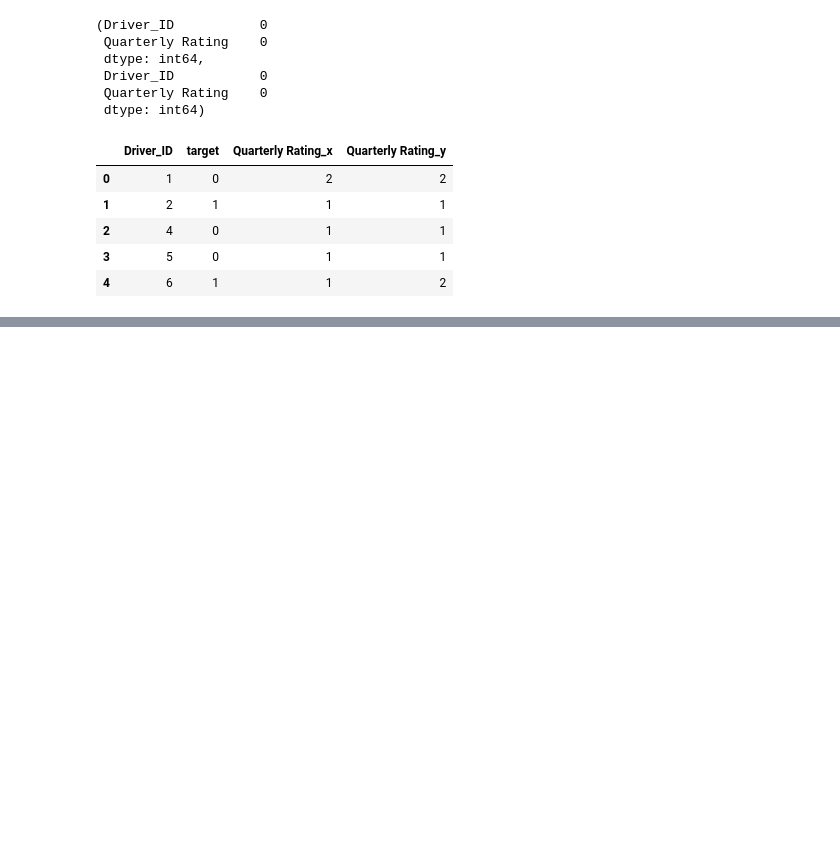
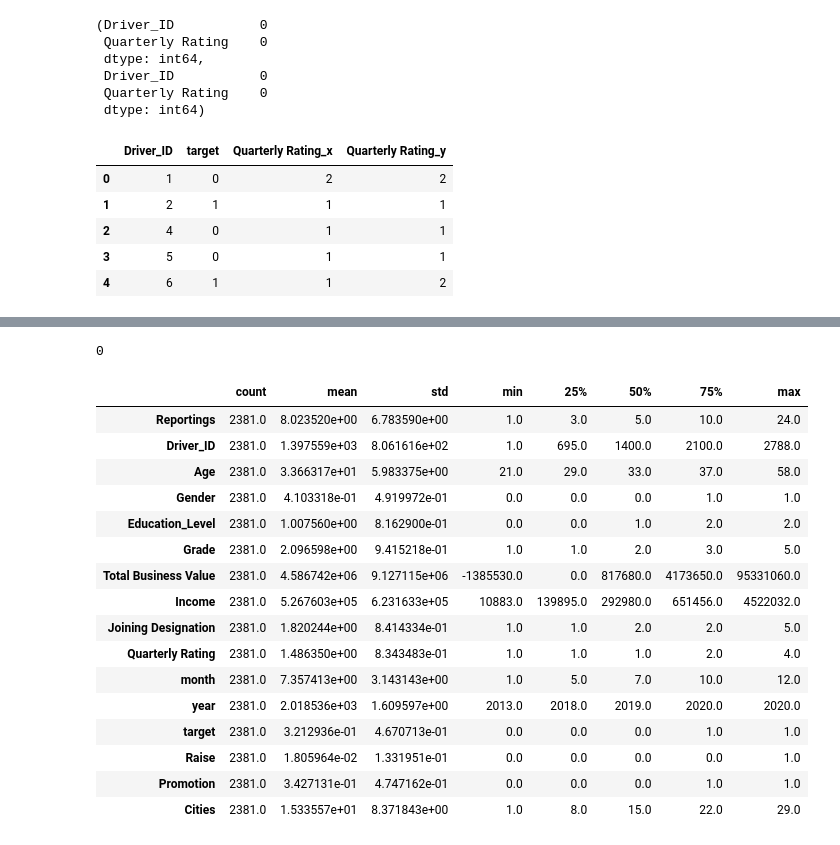
Before and after one commit to sr606/Machine_Learning_CaseStudies, a Jupyter notebook: OLA_Ensemble_Learning.ipynb, the cells around one changed output, grey strips where cells are left out. Drawn from its saved outputs; the diff is of its cells as text; code cells hidden in the pictures; blank space fills up the shorter version.

```diff
--- a/OLA_Ensemble_Learning.ipynb
+++ b/OLA_Ensemble_Learning.ipynb
@@ -203,0 +278,24 @@ first.head()
+# %%
+functions = {
+    'MMM-YY' : 'count',
+    'Driver_ID': 'first',
+    'Age': 'max',
+    'Gender': 'last',
+    'City': 'last',
+    'Education_Level': 'last',
+    'Dateofjoining': 'first',
+    'Grade': 'last',
+    'Total Business Value': 'sum',
+    'Income':'sum',
+    'Joining Designation' : 'last',
+    'Grade': 'last',
+    'Quarterly Rating' : 'first'
+}
+ola1 = ola1.groupby([ola1['Driver_ID']]).aggregate(functions)
+ola1['month'] = pd.to_datetime(ola1['Dateofjoining']).dt.month
+ola1['year'] = pd.DatetimeIndex(ola1['Dateofjoining']).year
+ola1.rename(columns = {'MMM-YY' : 'Reportings'}, inplace = True)
+# %%
+ola1.reset_index(drop=True, inplace = True)
+ola1 = ola1.merge(first, on = 'Driver_ID')
+ola1.head()
@@ -203,0 +309,4 @@ first.head()
+# %%
+import regex
+ola1['Age'] = ola1['Age'].astype('int64')
+ola1['Cities'] = ola1['City'].astype('str').str.extractall('(\d+)').unstack().fillna('').sum(axis = 1).astype(int)
@@ -203,0 +333,4 @@ first.head()
+# %%
+ola1.drop(columns= ['Dateofjoining','City'], axis= 1, inplace=True)
+ola1['Gender'].replace({'M':0,'F': 1}, inplace=True)
+ola1['Gender'] = ola1['Gender'].astype('int64')
@@ -203,0 +346,24 @@ first.head()
+# %%
+sum(ola1.isna().sum())
+# %% [output]
+0
+# %%
+ola1.describe().T
+# %% [output]
+|  | count | mean | std | min | 25% | 50% | 75% | max |
+| Reportings | 2381.0 | 8.023520e+00 | 6.783590e+00 | 1.0 | 3.0 | 5.0 | 10.0 | 24.0 |
+| Driver_ID | 2381.0 | 1.397559e+03 | 8.061616e+02 | 1.0 | 695.0 | 1400.0 | 2100.0 | 2788.0 |
+| Age | 2381.0 | 3.366317e+01 | 5.983375e+00 | 21.0 | 29.0 | 33.0 | 37.0 | 58.0 |
+| Gender | 2381.0 | 4.103318e-01 | 4.919972e-01 | 0.0 | 0.0 | 0.0 | 1.0 | 1.0 |
+| Education_Level | 2381.0 | 1.007560e+00 | 8.162900e-01 | 0.0 | 0.0 | 1.0 | 2.0 | 2.0 |
+| Grade | 2381.0 | 2.096598e+00 | 9.415218e-01 | 1.0 | 1.0 | 2.0 | 3.0 | 5.0 |
+| Total Business Value | 2381.0 | 4.586742e+06 | 9.127115e+06 | -1385530.0 | 0.0 | 817680.0 | 4173650.0 | 95331060.0 |
+| Income | 2381.0 | 5.267603e+05 | 6.231633e+05 | 10883.0 | 139895.0 | 292980.0 | 651456.0 | 4522032.0 |
+| Joining Designation | 2381.0 | 1.820244e+00 | 8.414334e-01 | 1.0 | 1.0 | 2.0 | 2.0 | 5.0 |
+| Quarterly Rating | 2381.0 | 1.486350e+00 | 8.343483e-01 | 1.0 | 1.0 | 1.0 | 2.0 | 4.0 |
+| month | 2381.0 | 7.357413e+00 | 3.143143e+00 | 1.0 | 5.0 | 7.0 | 10.0 | 12.0 |
+| year | 2381.0 | 2.018536e+03 | 1.609597e+00 | 2013.0 | 2018.0 | 2019.0 | 2020.0 | 2020.0 |
+| target | 2381.0 | 3.212936e-01 | 4.670713e-01 | 0.0 | 0.0 | 0.0 | 1.0 | 1.0 |
+| Raise | 2381.0 | 1.805964e-02 | 1.331951e-01 | 0.0 | 0.0 | 0.0 | 0.0 | 1.0 |
+| Promotion | 2381.0 | 3.427131e-01 | 4.747162e-01 | 0.0 | 0.0 | 0.0 | 1.0 | 1.0 |
+| Cities | 2381.0 | 1.533557e+01 | 8.371843e+00 | 1.0 | 8.0 | 15.0 | 22.0 | 29.0 |
```
Also changed, not shown: parts of 16 cells of this notebook.
